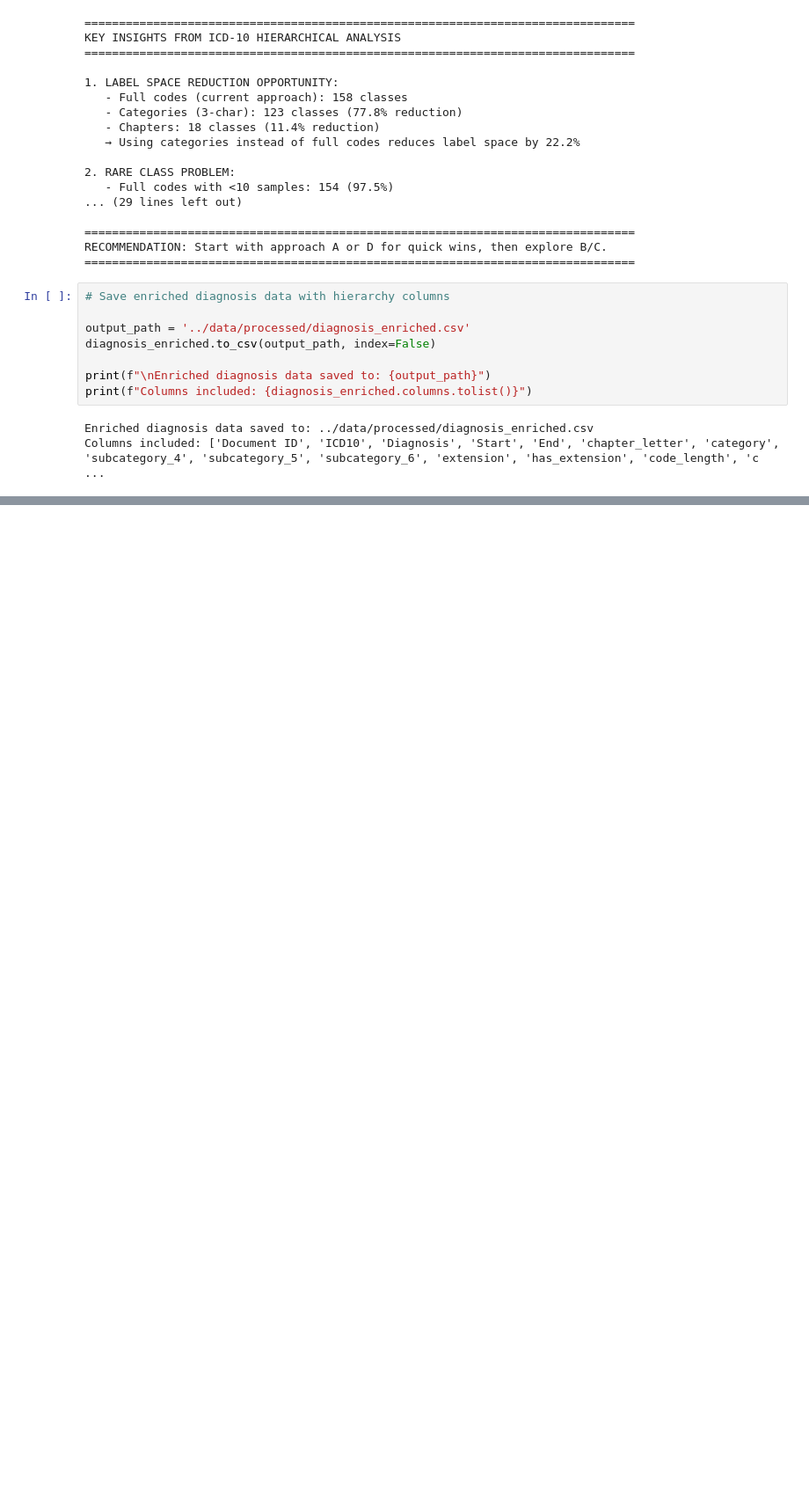
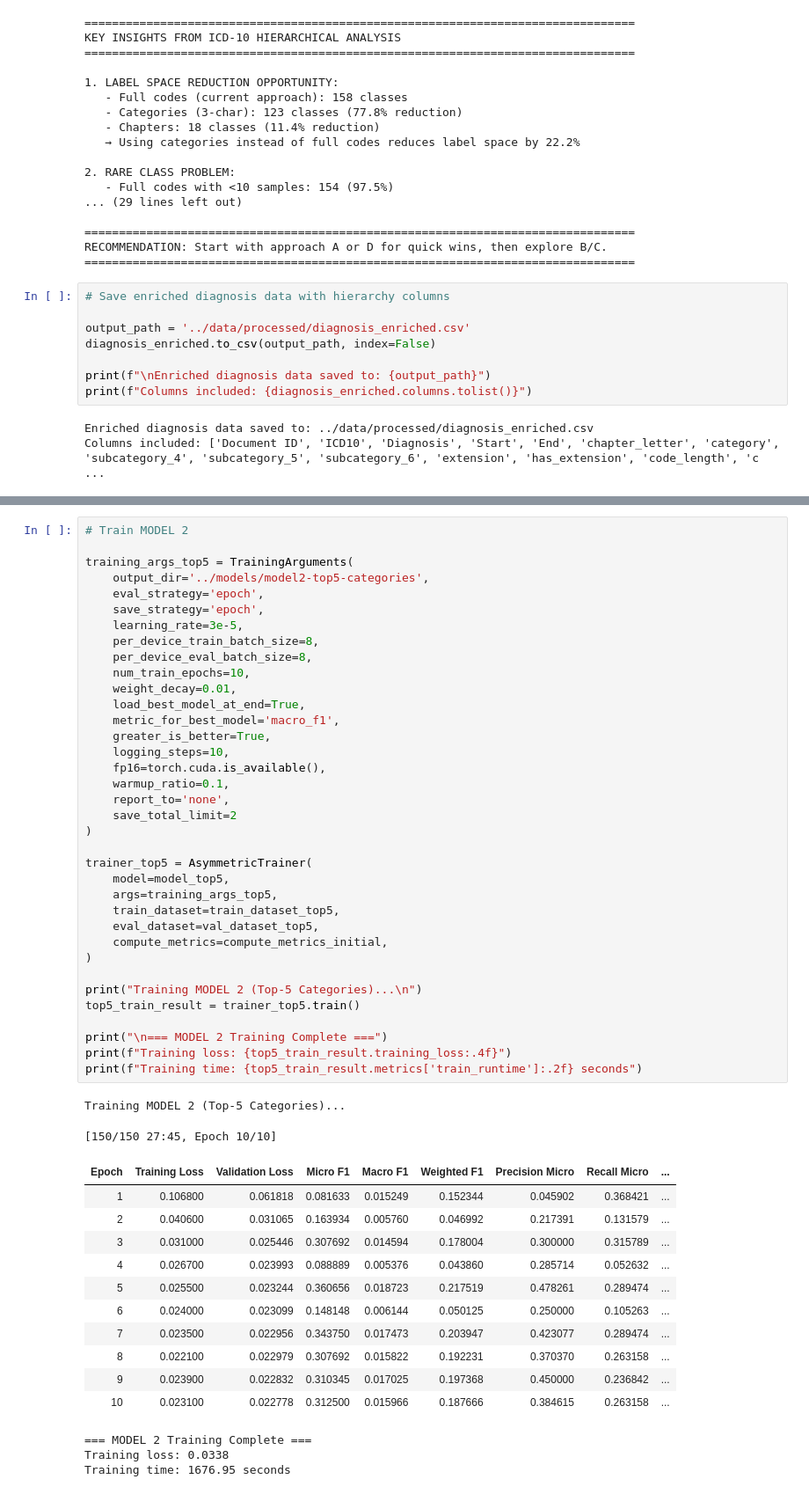
Before and after one commit to alexretana/clinical-nlp-claims-processing, a Jupyter notebook: notebooks/01_BioBERT_Fine-Tuning_NLP.ipynb, the cells around one changed output, grey strips where cells are left out. Shown at 88% size. Saved outputs shown, nothing was run; the diff lists cells and outputs as text; blank space fills up the shorter version.

```diff
--- a/notebooks/01_BioBERT_Fine-Tuning_NLP.ipynb
+++ b/notebooks/01_BioBERT_Fine-Tuning_NLP.ipynb
@@ -1326,0 +1269,53 @@ print("Results saved to '../outputs/model_comparison_results.csv'")
+# %%
+# Train MODEL 2
+
+training_args_top5 = TrainingArguments(
+    output_dir='../models/model2-top5-categories',
+    eval_strategy='epoch',
+    save_strategy='epoch',
+    learning_rate=3e-5,
+    per_device_train_batch_size=8,
+    per_device_eval_batch_size=8,
+    num_train_epochs=10,
+    weight_decay=0.01,
+    load_best_model_at_end=True,
+    metric_for_best_model='macro_f1',
+    greater_is_better=True,
+    logging_steps=10,
+    fp16=torch.cuda.is_available(),
+    warmup_ratio=0.1,
+    report_to='none',
+    save_total_limit=2
+)
+
+trainer_top5 = AsymmetricTrainer(
+    model=model_top5,
+    args=training_args_top5,
+    train_dataset=train_dataset_top5,
+    eval_dataset=val_dataset_top5,
+    compute_metrics=compute_metrics_initial,
+)
+
+print("Training MODEL 2 (Top-5 Categories)...\n")
+top5_train_result = trainer_top5.train()
+
+print("\n=== MODEL 2 Training Complete ===")
+print(f"Training loss: {top5_train_result.training_loss:.4f}")
+print(f"Training time: {top5_train_result.metrics['train_runtime']:.2f} seconds")
+# %% [output]
+Training MODEL 2 (Top-5 Categories)...
+[150/150 27:45, Epoch 10/10]
+| Epoch | Training Loss | Validation Loss | Micro F1 | Macro F1 | Weighted F1 | Precision Micro | Recall Micro | ... |
+| 1 | 0.106800 | 0.061818 | 0.081633 | 0.015249 | 0.152344 | 0.045902 | 0.368421 | ... |
+| 2 | 0.040600 | 0.031065 | 0.163934 | 0.005760 | 0.046992 | 0.217391 | 0.131579 | ... |
+| 3 | 0.031000 | 0.025446 | 0.307692 | 0.014594 | 0.178004 | 0.300000 | 0.315789 | ... |
+| 4 | 0.026700 | 0.023993 | 0.088889 | 0.005376 | 0.043860 | 0.285714 | 0.052632 | ... |
+| 5 | 0.025500 | 0.023244 | 0.360656 | 0.018723 | 0.217519 | 0.478261 | 0.289474 | ... |
+| 6 | 0.024000 | 0.023099 | 0.148148 | 0.006144 | 0.050125 | 0.250000 | 0.105263 | ... |
+| 7 | 0.023500 | 0.022956 | 0.343750 | 0.017473 | 0.203947 | 0.423077 | 0.289474 | ... |
+| 8 | 0.022100 | 0.022979 | 0.307692 | 0.015822 | 0.192231 | 0.370370 | 0.263158 | ... |
+| 9 | 0.023900 | 0.022832 | 0.310345 | 0.017025 | 0.197368 | 0.450000 | 0.236842 | ... |
+| 10 | 0.023100 | 0.022778 | 0.312500 | 0.015966 | 0.187666 | 0.384615 | 0.263158 | ... |
+=== MODEL 2 Training Complete ===
+Training loss: 0.0338
+Training time: 1676.95 seconds
```
Also changed, not shown: parts of 69 cells of this notebook, 5 other files.
